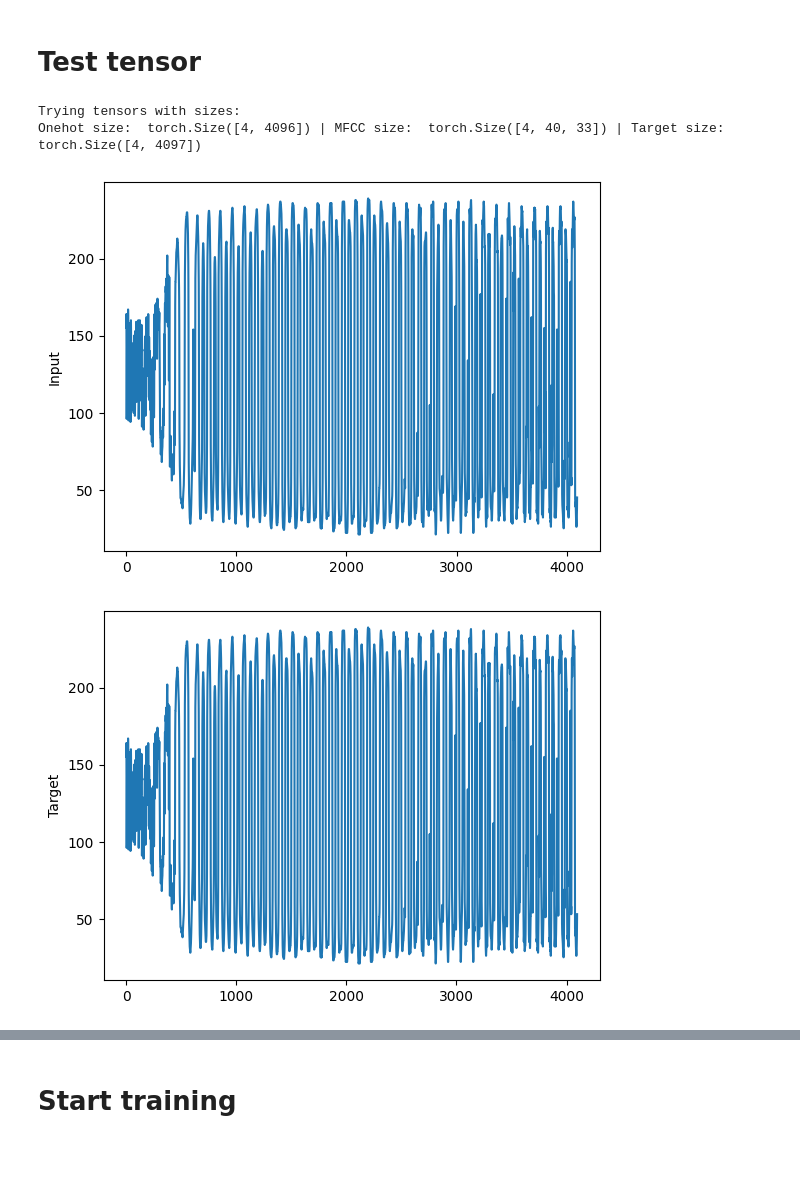
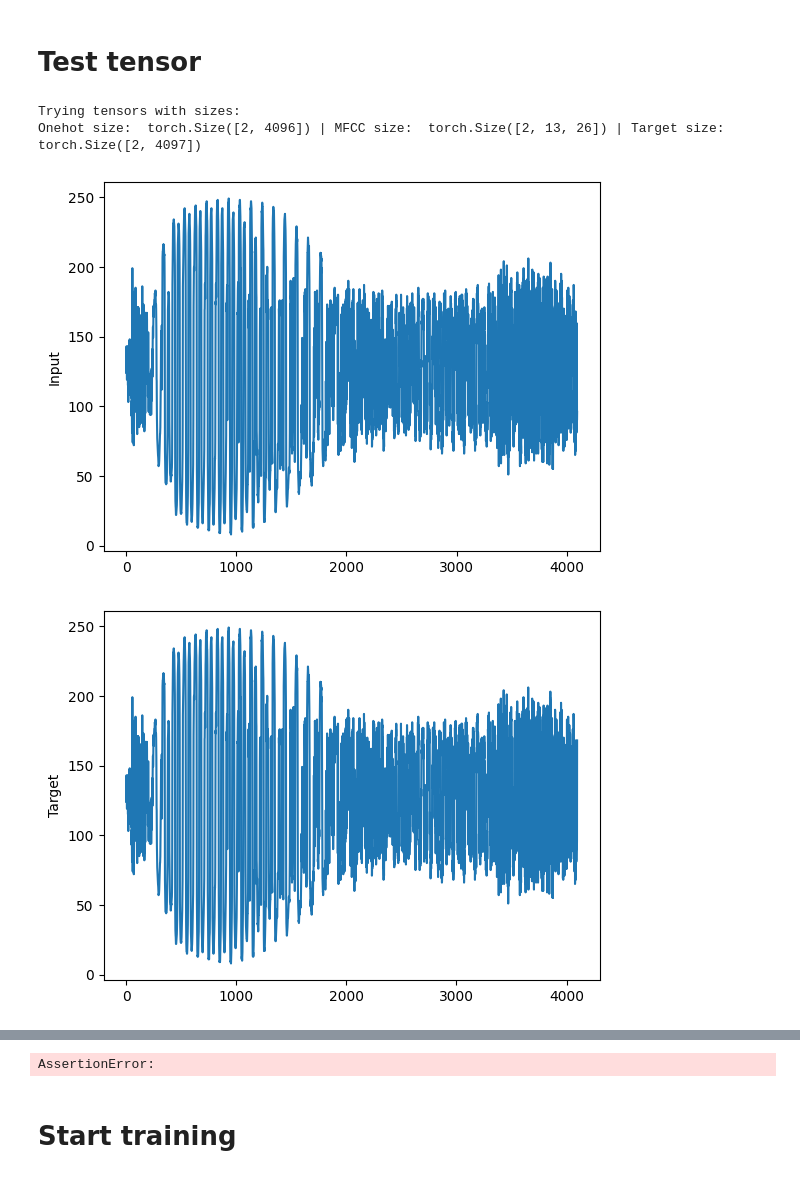
Before and after one commit to WouterBesse/Sonified-Latent-Data, a Jupyter notebook: WaveVaePlayground.ipynb, the cells around one changed output, grey strips where cells are left out. Cells and saved outputs as stored; diff of their text form; code cells hidden in the pictures.

```diff
--- a/WaveVaePlayground.ipynb
+++ b/WaveVaePlayground.ipynb
@@ -2,7 +2,7 @@
 # Set up model and hyperparameters
 # %%
 from models.WaveNetVAE.WaveVae import WaveNetVAE
-from models.WaveNetVAE.WVData import WVDataset
+
 import torch
 from torch.utils.data import DataLoader
 import warnings
@@ -14,7 +14,7 @@ Hyperparameters
 
 batchsize = 2
 device=['cuda:3', 'cuda:4']
-input_size = (40, 112)
+input_size = (13, 112)
 upsamples = [2, 2, 2, 2, 2, 2, 2, 2]
 zsize = 32
 
@@ -31,23 +31,25 @@ WaveNet Receptive Field:  4093
 # %% [markdown]
 ## Load datasets
 # %%
-VAEDataset = WVDataset(audio_path = "./dataset/LJSpeech-1.1/wavs",
-                       length = 4096,
-                       skip_size = 4096 // 2,
-                       sample_rate = 24000,
-                       max_files = 5000,
-                       hop_length = 128)
+from models.WaveNetVAE.WVData import WVDataset
+
+# VAEDataset = WVDataset(audio_path = "./dataset/LJSpeech-1.1/wavs",
+#                        length = 4096,
+#                        skip_size = 4096 // 2,
+#                        sample_rate = 24000,
+#                        max_files = 5000,
+#                        win_length = 400)
 
 val_VAEDataset = WVDataset(audio_path = "./dataset/val",
                        length = 4096,
                        skip_size = 4096 // 2,
                        sample_rate = 24000,
-                       max_files = 2000,
-                       hop_length = 128)
+                       max_files = 10,
+                       win_length = 200)
 
-VAEDataloader = DataLoader(VAEDataset,
-                           batch_size = batchsize,
-                           shuffle = True)
+# VAEDataloader = DataLoader(VAEDataset,
+#                            batch_size = batchsize,
+#                            shuffle = True)
 
 val_VAEDataloader = DataLoader(val_VAEDataset,
                            batch_size = batchsize,
@@ -61,10 +63,10 @@ import matplotlib.pyplot as plt
 # loss_fn = torch.nn.MSELoss()
 loss_fn = torch.nn.CrossEntropyLoss(reduction='none')
 
-onehot, mfcc, target, oht = next(iter(VAEDataloader))
-onehot = onehot.to(device)
-mfcc = mfcc.to(device)
-target = target.to(device)
+onehot, mfcc, target, oht = next(iter(val_VAEDataloader))
+onehot = onehot.to(device[0])
+mfcc = mfcc.to(device[0])
+target = target.to(device[0])
 
 print("Trying tensors with sizes:")
 print("Onehot size: ", onehot.size(), "| MFCC size: ", mfcc.size(), "| Target size: ", target.size())
@@ -82,34 +84,34 @@ plt.show()
 print("Target value: ", target[0, -1].item(), " | Input Value: ", onehot[0, -1].item())
 
 # target = torch.unsqueeze(torch.unsqueeze(target[:, -1], 1), 1)
 print(target.size())
 
-output, _, _ = WaveVAE(onehot, mfcc, False)
+output, _, _ = WaveVAE(onehot, mfcc, False, True)
 output = output.transpose(2,1)
 print("Tensors passed through model succesfully", output.size())
 
 # reconstruction_loss = torch.mean(loss_fn(torch.squeeze(output), torch.squeeze(target)[:, 1:])[-1], 0)
 
 print(output[0, 4095:].size(), target[0, 4096:].contiguous().view(-1).size())
 print(torch.argmax(output[0, 4095:].squeeze()), target[0, -1].squeeze().item(), onehot[0, -1].squeeze().item())
 print(output[0, -1].cpu())
 
 reconstruction_loss = loss_fn(output[0, -1] * 100, target[0, -1])
 print("Reconstruction loss =", reconstruction_loss.item())
 
 print('OHT Size: ', oht.size())
 
 print(oht[0, -1])
 print(target[0, -1])
 reconstruction_loss = loss_fn(oht[0, -1].type(torch.FloatTensor).to(device) * 10, target[0, -1])
 print("Reconstruction loss =", reconstruction_loss.item())
 
 # onehot = torch.nn.functional.sigmoid(onehot[0, :, -1])
 # output = torch.nn.functional.sigmoid(output[0, :, -1])
 # onehotmax = torch.argmax(onehot)
 # outputmax = torch.argmax(output)
 # %% [output]
 Trying tensors with sizes:
-Onehot size:  torch.Size([4, 4096]) | MFCC size:  torch.Size([4, 40, 33]) | Target size:  torch.Size([4, 4097])
+Onehot size:  torch.Size([2, 4096]) | MFCC size:  torch.Size([2, 13, 26]) | Target size:  torch.Size([2, 4097])
-[figure, old version]
+[figure, new version]
-[figure, old version]
+[figure, new version]
@@ -133,3 +125,4 @@ Reconstruction loss = 0.011510627344250679
+AssertionError:
 # %% [markdown]
 # Start training
 # %%
```
Also changed, not shown: parts of 5 cells of this notebook, 2 other files.
